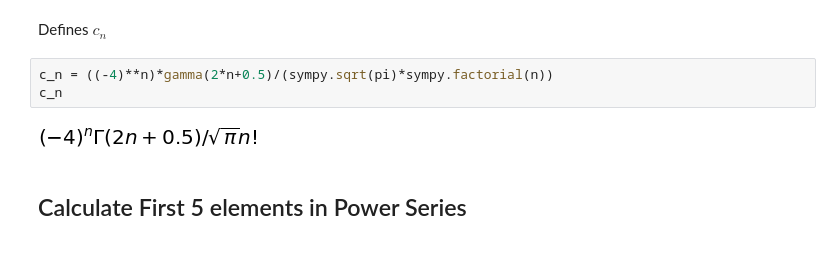
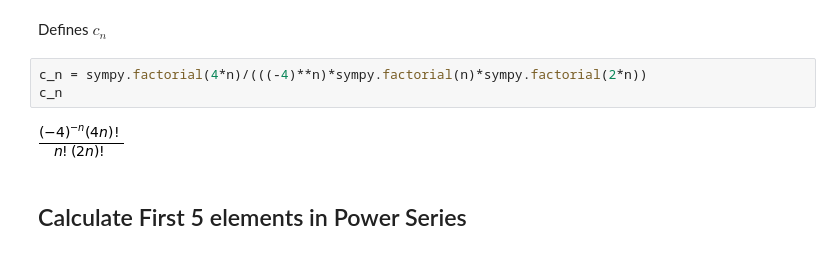
Before and after one commit to lukepolson/School, a Jupyter notebook: Phys 410/Assignment 3/Question 3.ipynb, the cells around one changed output. Saved outputs shown, nothing was run; the diff lists cells and outputs as text.

```diff
--- a/Phys 410/Assignment 3/Question 3.ipynb
+++ b/Phys 410/Assignment 3/Question 3.ipynb
@@ -24,10 +24,10 @@ n = sympy.symbols('n')
 # %% [markdown]
 Defines $c_n$
 # %%
-c_n = ((-4)**n)*gamma(2*n+0.5)/(sympy.sqrt(pi)*sympy.factorial(n))
+c_n = sympy.factorial(4*n)/(((-4)**n)*sympy.factorial(n)*sympy.factorial(2*n))
 c_n
 # %% [output]
-[figure, old version]
+[figure, new version]
 # %% [markdown]
 ## Calculate First 5 elements in Power Series
 # %%
```
